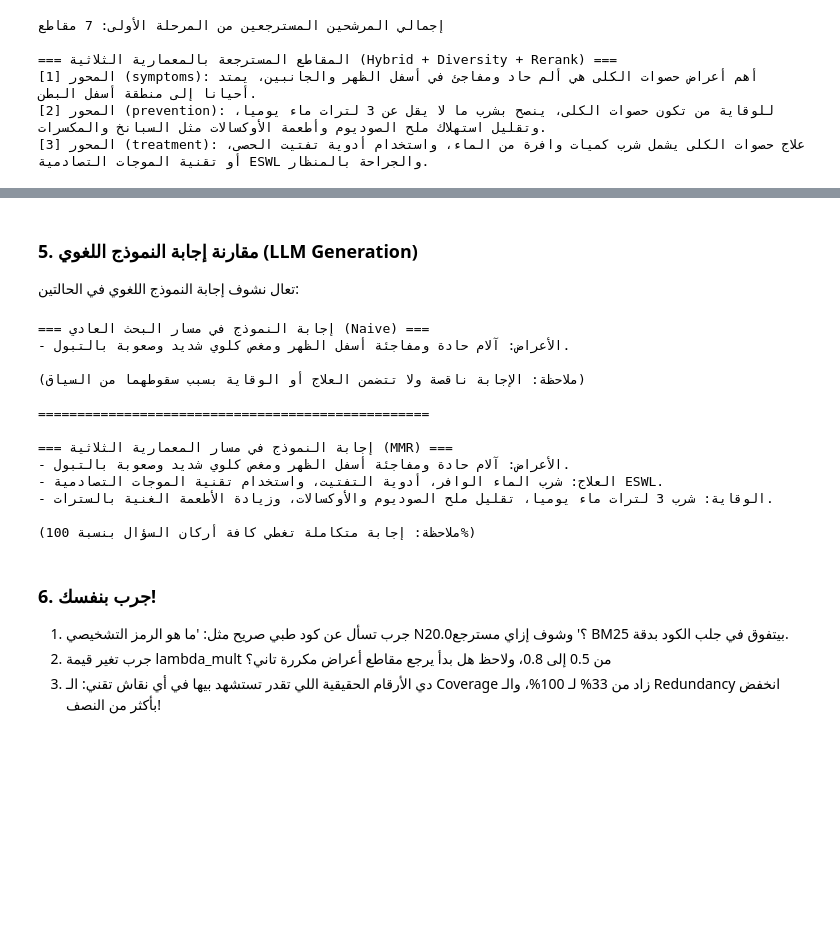
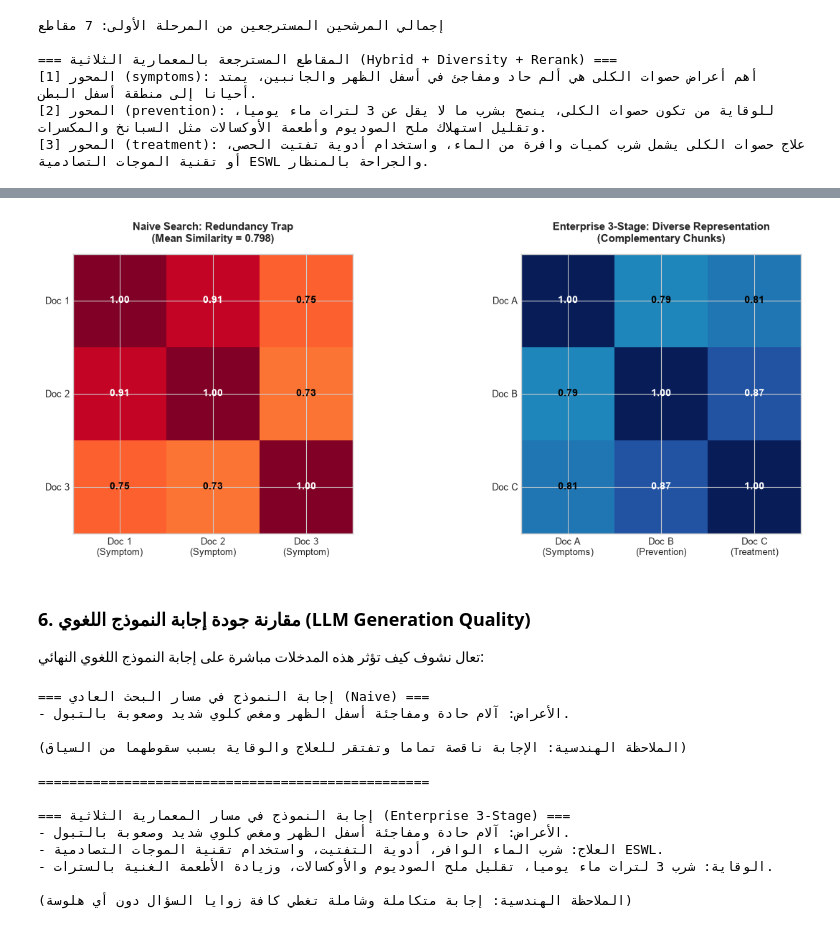
Before and after one commit to ali-abofouda/RAG-Mastery, a Jupyter notebook: playground/05-hybrid-search-and-retrieval/09-enterprise-3stage-pipeline-benchmark.ipynb, the cells around one changed output, grey strips where cells are left out. Saved outputs shown, nothing was run; the diff lists cells and outputs as text; code cells hidden in the pictures; blank space fills up the shorter version.

```diff
--- a/playground/05-hybrid-search-and-retrieval/09-enterprise-3stage-pipeline-benchmark.ipynb
+++ b/playground/05-hybrid-search-and-retrieval/09-enterprise-3stage-pipeline-benchmark.ipynb
@@ -187,18 +237,44 @@ print("=" * 55)
+# %%
+# 2. خريطة حرارية لمصفوفة التشابه الداخلي (Heatmap Comparison)
+fig, (ax1, ax2) = plt.subplots(1, 2, figsize=(13, 5))
+
+# مصفوفة البحث العادي
+im1 = ax1.imshow(naive_matrix, cmap='YlOrRd', vmin=0.4, vmax=1.0)
+ax1.set_xticks([0, 1, 2])
+ax1.set_yticks([0, 1, 2])
+ax1.set_xticklabels(['Doc 1\n(Symptom)', 'Doc 2\n(Symptom)', 'Doc 3\n(Symptom)'], fontsize=9)
+ax1.set_yticklabels(['Doc 1', 'Doc 2', 'Doc 3'], fontsize=9)
+ax1.set_title(f'Naive Search: Redundancy Trap\n(Mean Similarity = {naive_mean_redundancy:.3f})', fontsize=11, fontweight='bold', pad=12)
+
+for i in range(3):
+    for j in range(3):
+        val = naive_matrix[i, j]
+        ax1.text(j, i, f'{val:.2f}', ha='center', va='center',
+                 color='black' if val < 0.85 else 'white', fontweight='bold')
+
+# مصفوفة المعمارية الثلاثية
+im2 = ax2.imshow(ent_matrix, cmap='YlGnBu', vmin=0.4, vmax=1.0)
+ax2.set_xticks([0, 1, 2])
+ax2.set_yticks([0, 1, 2])
+ax2.set_xticklabels(['Doc A\n(Symptoms)', 'Doc B\n(Prevention)', 'Doc C\n(Treatment)'], fontsize=9)
+ax2.set_yticklabels(['Doc A', 'Doc B', 'Doc C'], fontsize=9)
+ax2.set_title(f'Enterprise 3-Stage: Diverse Representation\n(Complementary Chunks)', fontsize=11, fontweight='bold', pad=12)
+
+for i in range(3):
+    for j in range(3):
+        val = ent_matrix[i, j]
+        ax2.text(j, i, f'{val:.2f}', ha='center', va='center',
+                 color='black' if val < 0.85 else 'white', fontweight='bold')
+
+plt.tight_layout()
+plt.show()
+# %% [output]
+[figure, added]
 # %% [markdown]
-### 5. مقارنة إجابة النموذج اللغوي (LLM Generation)
-تعال نشوف إجابة النموذج اللغوي في الحالتين:
+### 6. مقارنة جودة إجابة النموذج اللغوي (LLM Generation Quality)
+تعال نشوف كيف تؤثر هذه المدخلات مباشرة على إجابة النموذج اللغوي النهائي:
 # %%
-prompt_template = ChatPromptTemplate.from_template("""
-أجب عن السؤال التالي اعتمادا على السياق المقدم فقط وبشكل موجز:
-<سياق>
-{context}
-</سياق>
-السؤال: {question}
-""")
-
-# دالة محاكاة الإجابة اعتمادا على السياق
 def simulate_grounded_answer(docs):
-    context = "\n".join([d.page_content for d in docs])
     topics = set(d.metadata.get("topic") for d in docs)
     parts = []
     if "symptoms" in topics:
@@ -214,29 +290,24 @@ def simulate_grounded_answer(docs):
 
 print("=== إجابة النموذج في مسار البحث العادي (Naive) ===")
 print(simulate_grounded_answer(naive_docs))
-print("\n(ملاحظة: الإجابة ناقصة ولا تتضمن العلاج أو الوقاية بسبب سقوطهما من السياق)")
+print("\n(الملاحظة الهندسية: الإجابة ناقصة تماما وتفتقر للعلاج والوقاية بسبب سقوطهما من السياق)")
 
 print("\n" + "="*50 + "\n")
 
-print("=== إجابة النموذج في مسار المعمارية الثلاثية (MMR) ===")
+print("=== إجابة النموذج في مسار المعمارية الثلاثية (Enterprise 3-Stage) ===")
 print(simulate_grounded_answer(enterprise_docs))
-print("\n(ملاحظة: إجابة متكاملة تغطي كافة أركان السؤال بنسبة 100%)")
+print("\n(الملاحظة الهندسية: إجابة متكاملة وشاملة تغطي كافة زوايا السؤال دون أي هلوسة)")
 # %% [output]
 === إجابة النموذج في مسار البحث العادي (Naive) ===
 - الأعراض: آلام حادة ومفاجئة أسفل الظهر ومغص كلوي شديد وصعوبة بالتبول.
 
-(ملاحظة: الإجابة ناقصة ولا تتضمن العلاج أو الوقاية بسبب سقوطهما من السياق)
+(الملاحظة الهندسية: الإجابة ناقصة تماما وتفتقر للعلاج والوقاية بسبب سقوطهما من السياق)
 
 ==================================================
 
-=== إجابة النموذج في مسار المعمارية الثلاثية (MMR) ===
+=== إجابة النموذج في مسار المعمارية الثلاثية (Enterprise 3-Stage) ===
 - الأعراض: آلام حادة ومفاجئة أسفل الظهر ومغص كلوي شديد وصعوبة بالتبول.
 - العلاج: شرب الماء الوافر، أدوية التفتيت، واستخدام تقنية الموجات التصادمية ESWL.
 - الوقاية: شرب 3 لترات ماء يوميا، تقليل ملح الصوديوم والأوكسالات، وزيادة الأطعمة الغنية بالسترات.
 
-(ملاحظة: إجابة متكاملة تغطي كافة أركان السؤال بنسبة 100%)
+(الملاحظة الهندسية: إجابة متكاملة وشاملة تغطي كافة زوايا السؤال دون أي هلوسة)
-# %% [markdown]
-### 6. جرب بنفسك!
-1. جرب تسأل عن كود طبي صريح مثل: 'ما هو الرمز التشخيصي N20.0؟' وشوف إزاي مسترجع BM25 بيتفوق في جلب الكود بدقة.
-2. جرب تغير قيمة lambda_mult من 0.5 إلى 0.8، ولاحظ هل بدأ يرجع مقاطع أعراض مكررة تاني؟
-3. دي الأرقام الحقيقية اللي تقدر تستشهد بيها في أي نقاش تقني: الـ Coverage زاد من 33% لـ 100%، والـ Redundancy انخفض بأكثر من النصف!
```
Also changed, not shown: parts of 16 cells of this notebook.
